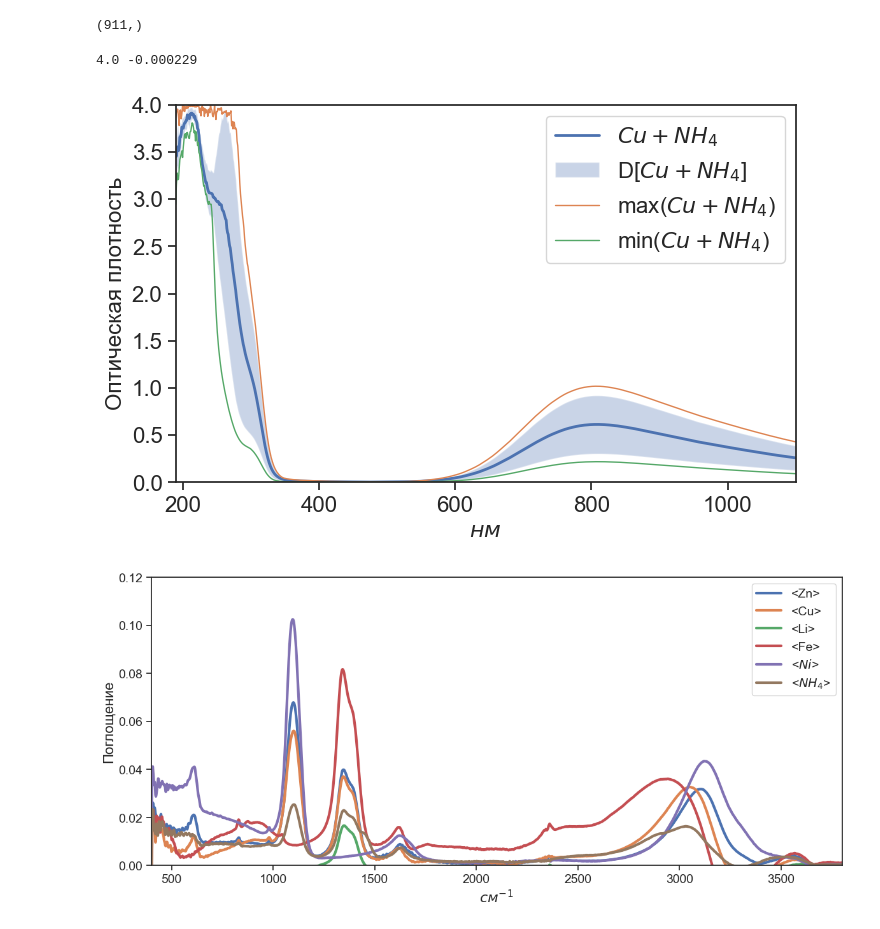
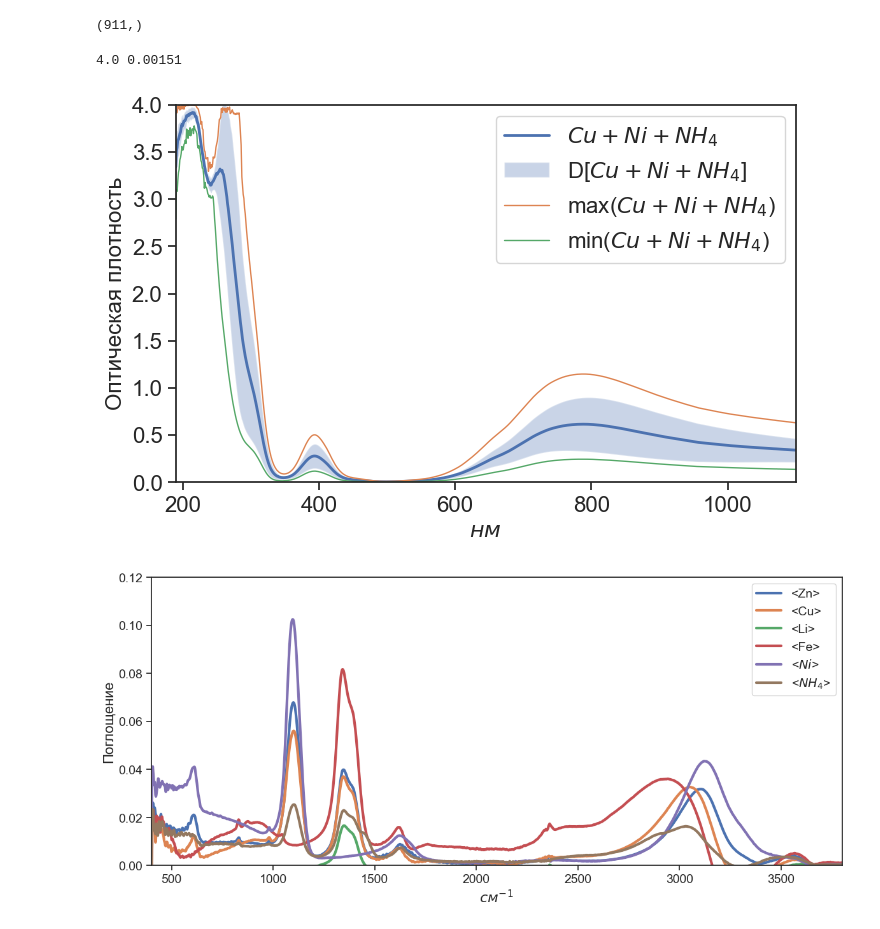
Before and after one commit to oesarmanova/salts_water_2022, a Jupyter notebook: exploratory_data_analysis.ipynb, the cells around one changed output. Saved outputs shown, nothing was run; the diff lists cells and outputs as text; code cells hidden in the pictures.

```diff
--- a/exploratory_data_analysis.ipynb
+++ b/exploratory_data_analysis.ipynb
@@ -70,37 +70,37 @@ x.shape
 cations = (outputs['Zn'] == 0) & \
             (outputs['Cu'] != 0) & \
             (outputs['Li'] == 0) & \
             (outputs['Fe'] == 0) & \
-            (outputs['Ni'] == 0) & \
+            (outputs['Ni'] != 0) & \
             (outputs['NH4'] != 0)
 
 
 y = df[cations] #- baseline.mean().values
 mean = y.mean(); std = y.std()
 y1 = mean - std; y2 = mean + std
 print(y.max().max(), y.min().min())
 
-num = 'Cu+NH_4'
+num = 'Cu+Ni+NH_4'
 plt.figure(figsize=(8, 5), dpi=100)
 plt.plot(x, mean, linewidth=2, label=f'${num}$')
 plt.fill_between(x, y1, y2, alpha=0.3, label=f'D[${num}$]')
 plt.plot(x, y.max(), linewidth=1, label=f'max(${num}$)')
 plt.plot(x, y.min(), linewidth=1, label=f'min(${num}$)')
 
 plt.ylim([0., 4])
 plt.xlim([x[0], x[-1]])
 #plt.legend(fontsize=14)
 plt.yticks(fontsize=16)
 plt.xticks(fontsize=16)
 plt.xlabel('$нм$', fontsize=16)
 plt.ylabel('Оптическая плотность', fontsize=16)
 plt.legend(fontsize=16)
 
 plt.savefig(f'images/oa/{num}-baseline-mm.jpeg', dpi=100, format='jpeg')
 plt.show()
 # %% [output]
-4.0 -0.000229
+4.0 0.00151
-[figure, old version]
+[figure, new version]
 # %%
 plt.figure(figsize=(14, 6), dpi=100)
 
```
Also changed, not shown: 10 other files.
